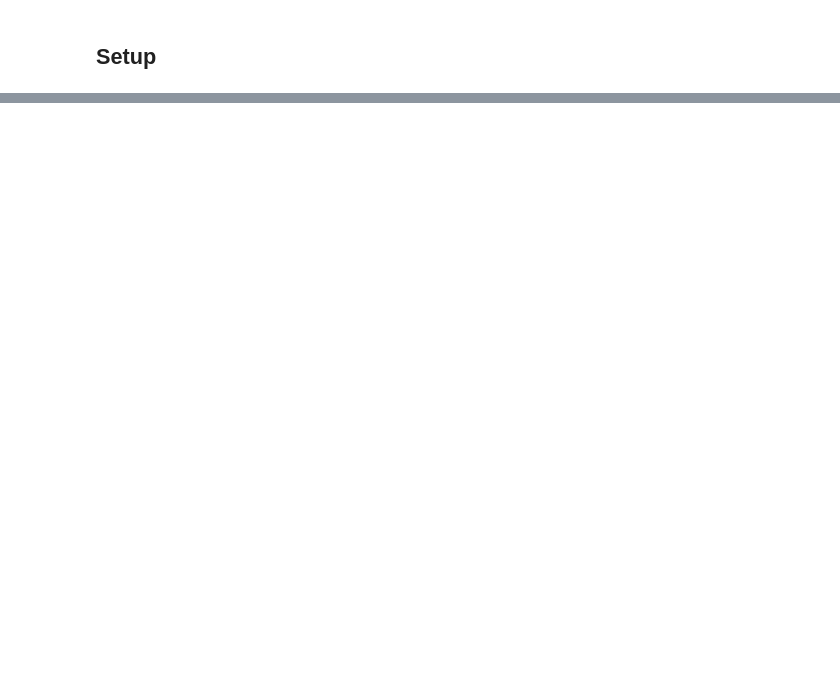
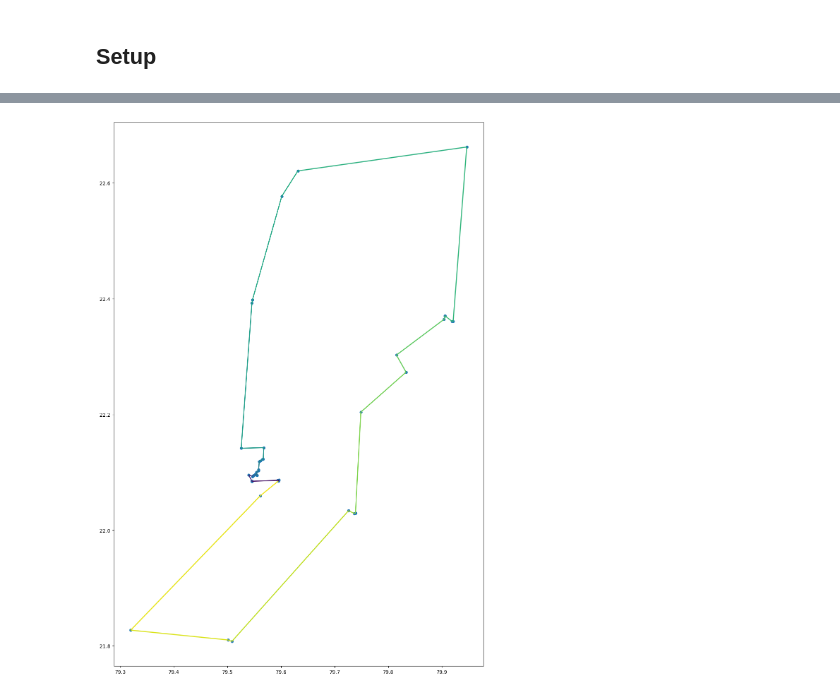
Before and after one commit to IDinsight/idinsight-solar-parks, a Jupyter notebook: notebooks/gov_building_clustering.ipynb, the cells around one changed output, grey strips where cells are left out. Saved outputs shown, nothing was run; the diff lists cells and outputs as text; code cells hidden in the pictures; blank space fills up the shorter version.

```diff
--- a/notebooks/gov_building_clustering.ipynb
+++ b/notebooks/gov_building_clustering.ipynb
@@ -46,0 +157,10 @@ save_shapefiles(gdf, OUTPUT_DATA_DIR, "gov_buildings_new", formats=["parquet", "
+# %%
+# make a multi-line string
+from shapely.geometry import LineString
+from shapely.ops import linemerge
+
+lines = []
+for i in range(len(route)-1):
+    lines.append(LineString([gdf.iloc[route[i]].geometry, gdf.iloc[route[i+1]].geometry]))
+
+merged = linemerge(lines)
@@ -46,0 +186,28 @@ save_shapefiles(gdf, OUTPUT_DATA_DIR, "gov_buildings_new", formats=["parquet", "
+# %%
+from matplotlib.collections import LineCollection
+import numpy as np
+
+# plot the points and the path
+import matplotlib.pyplot as plt
+
+fig, ax = plt.subplots(figsize=(20,20))
+gdf.plot(ax=ax, markersize=25)
+# Create a color gradient
+cmap = plt.get_cmap('viridis')
+norm = plt.Normalize(0, len(lines))
+
+# Create a list of segments with colors
+segments = []
+colors = []
+for i, line in enumerate(lines):
+    segments.append(np.array(line.coords))
+    colors.append(cmap(norm(i)))
+
+# Create a LineCollection from the segments
+lc = LineCollection(segments, colors=colors, linewidth=2)
+
+# Add the LineCollection to the plot
+ax.add_collection(lc)
+plt.show()
+# %% [output]
+[figure, added]
```
Also changed, not shown: parts of 19 cells of this notebook.
